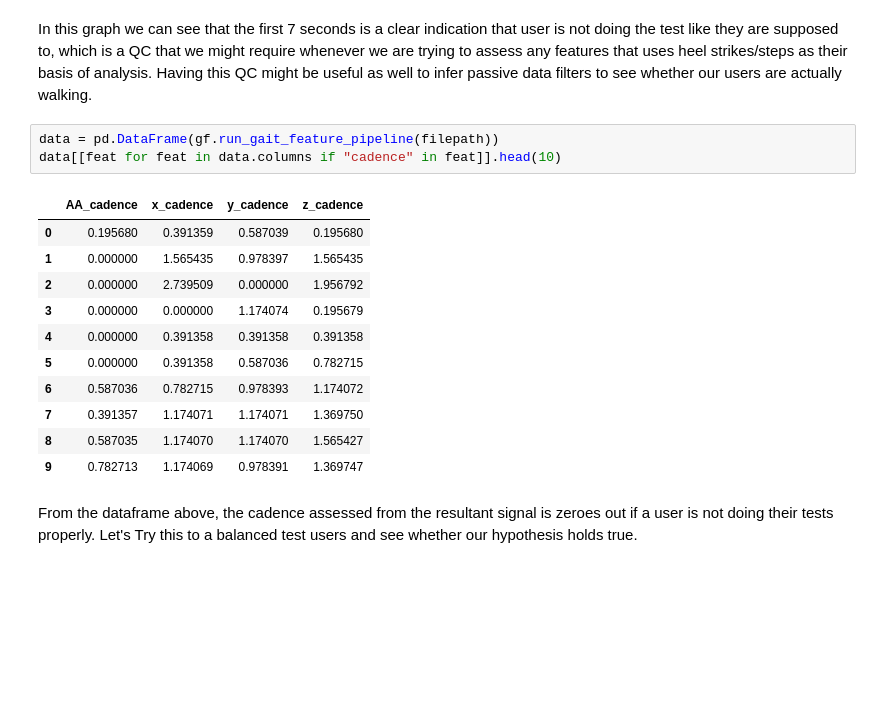
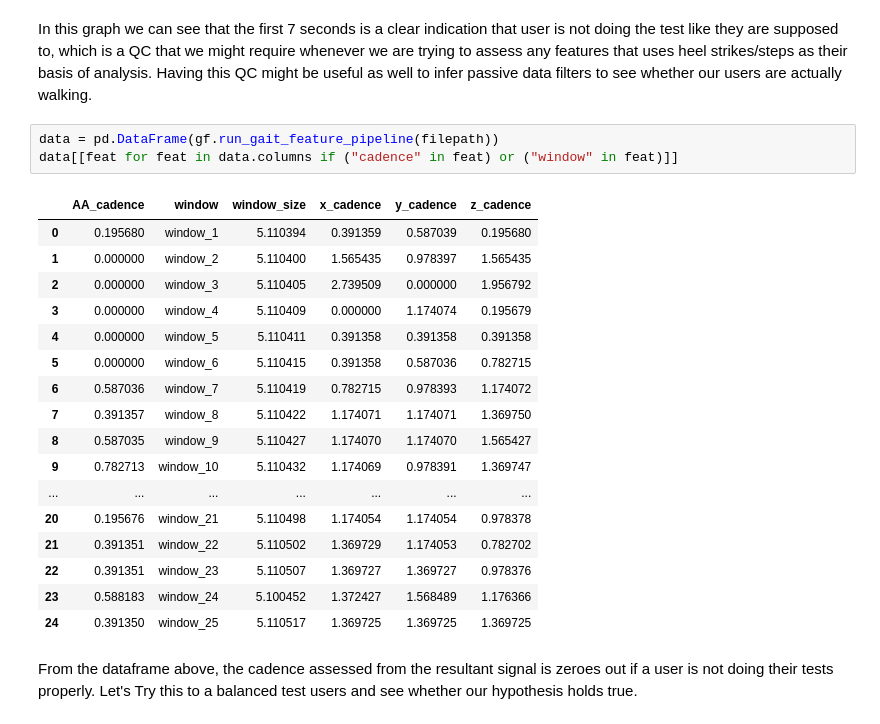
Before and after one commit to arytontediarjo/mpower-gait-analysis, a Jupyter notebook: notebooks/01.pipeline-QC.ipynb, the cells around one changed output. Saved outputs shown, nothing was run; the diff lists cells and outputs as text; blank space fills up the shorter version.

```diff
--- a/notebooks/01.pipeline-QC.ipynb
+++ b/notebooks/01.pipeline-QC.ipynb
@@ -175,18 +179,24 @@ plot(accel,gyro)
 In this graph we can see that the first 7 seconds is a clear indication that user is not doing the test like they are supposed to, which is a QC that we might require whenever we are trying to assess any features that uses heel strikes/steps as their basis of analysis. Having this QC might be useful as well to infer passive data filters to see whether our users are actually walking.
 # %%
 data = pd.DataFrame(gf.run_gait_feature_pipeline(filepath))
-data[[feat for feat in data.columns if "cadence" in feat]].head(10)
+data[[feat for feat in data.columns if ("cadence" in feat) or ("window" in feat)]]
 # %% [output]
-|  | AA_cadence | x_cadence | y_cadence | z_cadence |
-| 0 | 0.195680 | 0.391359 | 0.587039 | 0.195680 |
-| 1 | 0.000000 | 1.565435 | 0.978397 | 1.565435 |
-| 2 | 0.000000 | 2.739509 | 0.000000 | 1.956792 |
-| 3 | 0.000000 | 0.000000 | 1.174074 | 0.195679 |
-| 4 | 0.000000 | 0.391358 | 0.391358 | 0.391358 |
-| 5 | 0.000000 | 0.391358 | 0.587036 | 0.782715 |
-| 6 | 0.587036 | 0.782715 | 0.978393 | 1.174072 |
-| 7 | 0.391357 | 1.174071 | 1.174071 | 1.369750 |
-| 8 | 0.587035 | 1.174070 | 1.174070 | 1.565427 |
-| 9 | 0.782713 | 1.174069 | 0.978391 | 1.369747 |
+|  | AA_cadence | window | window_size | x_cadence | y_cadence | z_cadence |
+| 0 | 0.195680 | window_1 | 5.110394 | 0.391359 | 0.587039 | 0.195680 |
+| 1 | 0.000000 | window_2 | 5.110400 | 1.565435 | 0.978397 | 1.565435 |
+| 2 | 0.000000 | window_3 | 5.110405 | 2.739509 | 0.000000 | 1.956792 |
+| 3 | 0.000000 | window_4 | 5.110409 | 0.000000 | 1.174074 | 0.195679 |
+| 4 | 0.000000 | window_5 | 5.110411 | 0.391358 | 0.391358 | 0.391358 |
+| 5 | 0.000000 | window_6 | 5.110415 | 0.391358 | 0.587036 | 0.782715 |
+| 6 | 0.587036 | window_7 | 5.110419 | 0.782715 | 0.978393 | 1.174072 |
+| 7 | 0.391357 | window_8 | 5.110422 | 1.174071 | 1.174071 | 1.369750 |
+| 8 | 0.587035 | window_9 | 5.110427 | 1.174070 | 1.174070 | 1.565427 |
+| 9 | 0.782713 | window_10 | 5.110432 | 1.174069 | 0.978391 | 1.369747 |
+| ... | ... | ... | ... | ... | ... | ... |
+| 20 | 0.195676 | window_21 | 5.110498 | 1.174054 | 1.174054 | 0.978378 |
+| 21 | 0.391351 | window_22 | 5.110502 | 1.369729 | 1.174053 | 0.782702 |
+| 22 | 0.391351 | window_23 | 5.110507 | 1.369727 | 1.369727 | 0.978376 |
+| 23 | 0.588183 | window_24 | 5.100452 | 1.372427 | 1.568489 | 1.176366 |
+| 24 | 0.391350 | window_25 | 5.110517 | 1.369725 | 1.369725 | 1.369725 |
 # %% [markdown]
 From the dataframe above, the cadence assessed from the resultant signal is zeroes out if a user is not doing their tests properly. Let's Try this to a balanced test users and see whether our hypothesis holds true.
```
Also changed, not shown: parts of 33 cells of this notebook.
